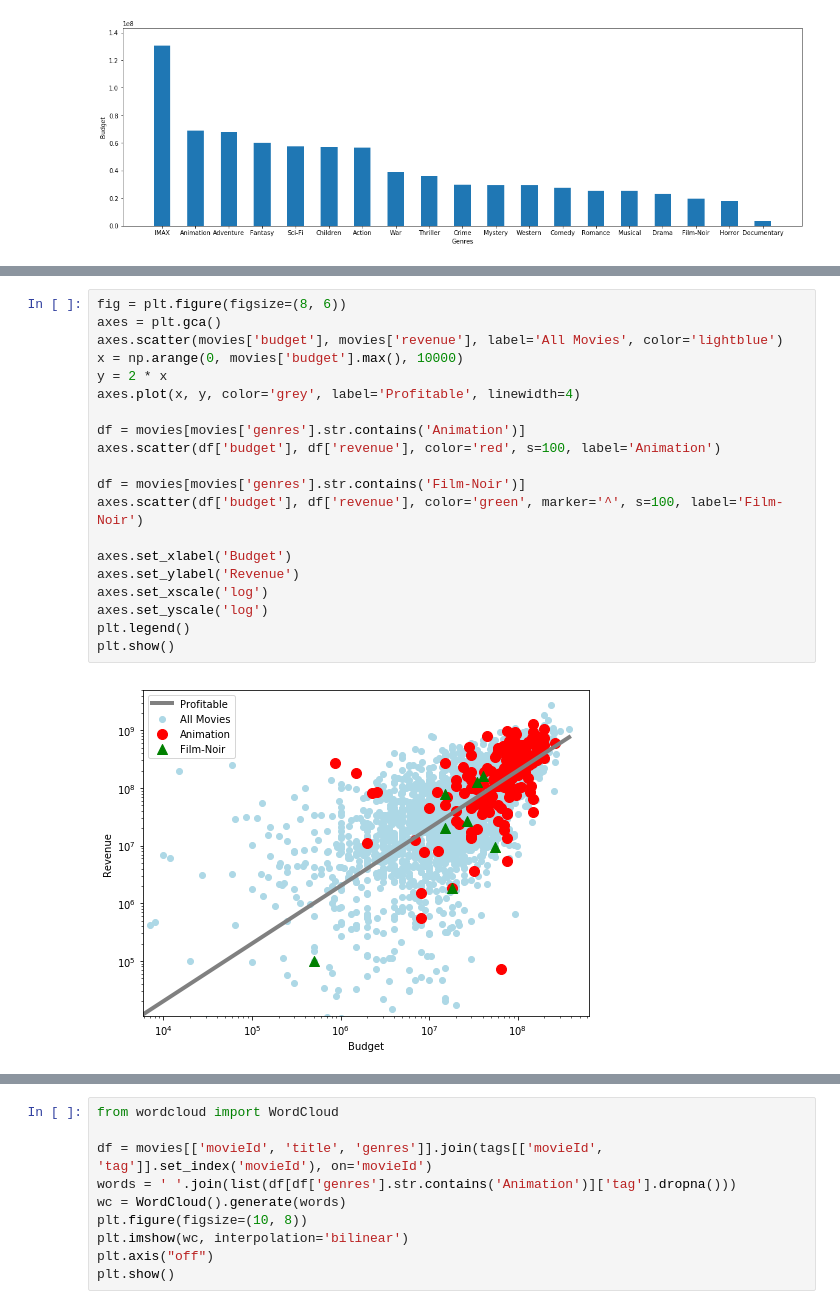
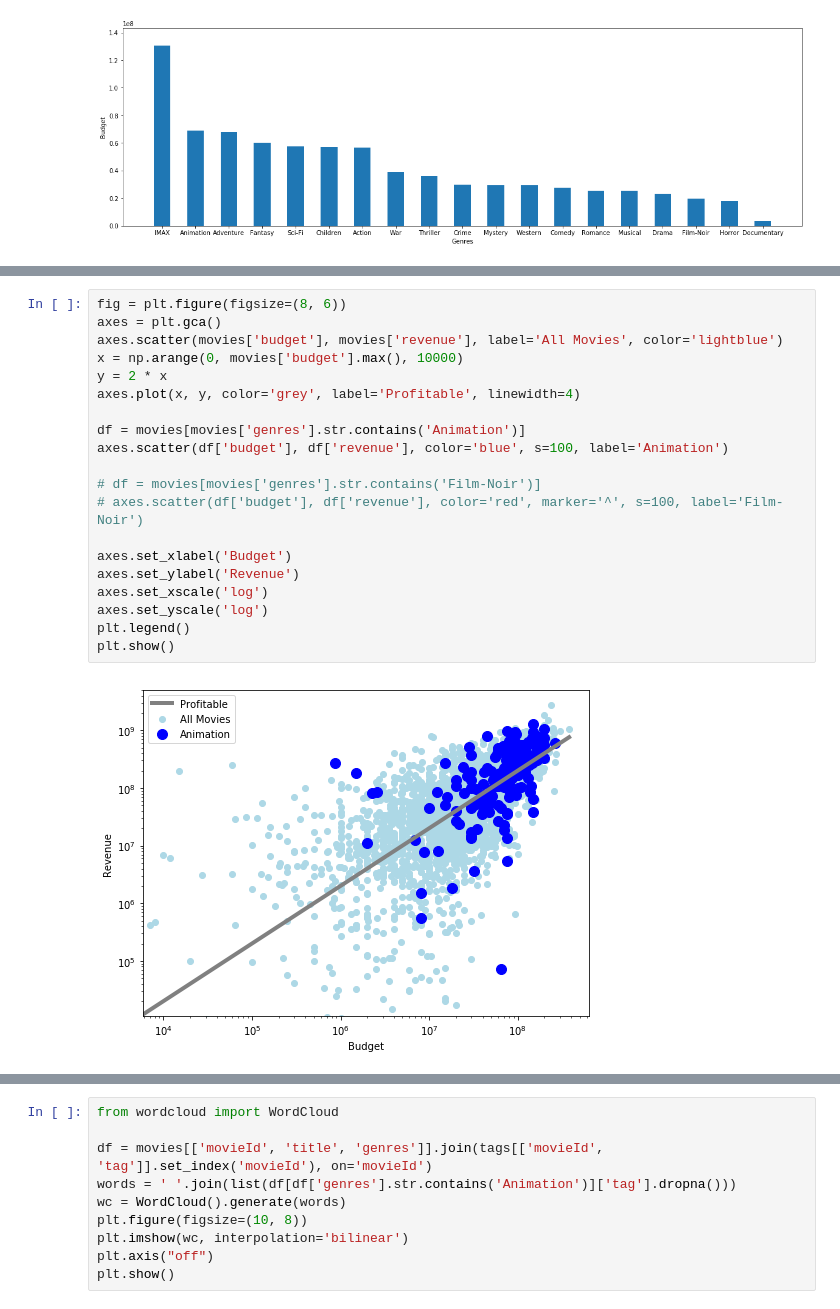
Before and after one commit to alienlien/movielens, a Jupyter notebook: ml-20m.ipynb, the cells around one changed output, grey strips where cells are left out. Drawn from its saved outputs; the diff is of its cells as text.

```diff
--- a/ml-20m.ipynb
+++ b/ml-20m.ipynb
@@ -665,22 +687,22 @@ plt.show()
 # %%
 fig = plt.figure(figsize=(8, 6))
 axes = plt.gca()
 axes.scatter(movies['budget'], movies['revenue'], label='All Movies', color='lightblue')
 x = np.arange(0, movies['budget'].max(), 10000)
 y = 2 * x
 axes.plot(x, y, color='grey', label='Profitable', linewidth=4)
 
 df = movies[movies['genres'].str.contains('Animation')]
-axes.scatter(df['budget'], df['revenue'], color='red', s=100, label='Animation')
+axes.scatter(df['budget'], df['revenue'], color='blue', s=100, label='Animation')
 
-df = movies[movies['genres'].str.contains('Film-Noir')]
-axes.scatter(df['budget'], df['revenue'], color='green', marker='^', s=100, label='Film-Noir')
+# df = movies[movies['genres'].str.contains('Film-Noir')]
+# axes.scatter(df['budget'], df['revenue'], color='red', marker='^', s=100, label='Film-Noir')
 
 axes.set_xlabel('Budget')
 axes.set_ylabel('Revenue')
 axes.set_xscale('log')
 axes.set_yscale('log')
 plt.legend()
 plt.show()
 # %% [output]
-[figure, old version]
+[figure, new version]
```
Also changed, not shown: parts of 13 cells of this notebook.
